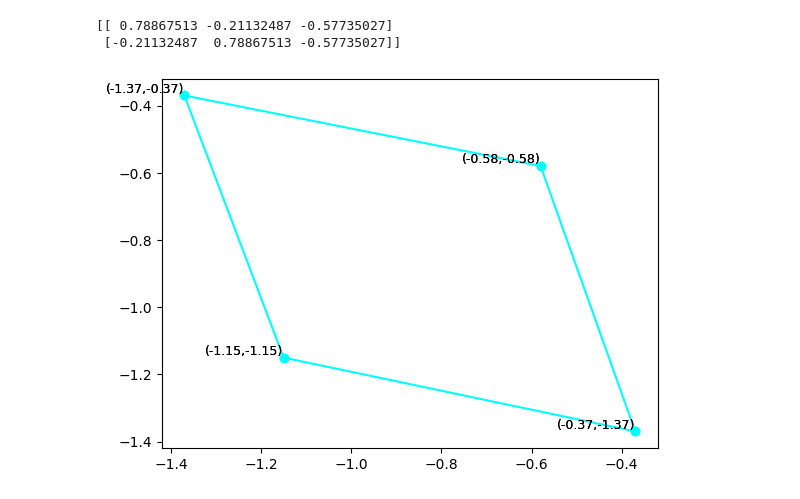
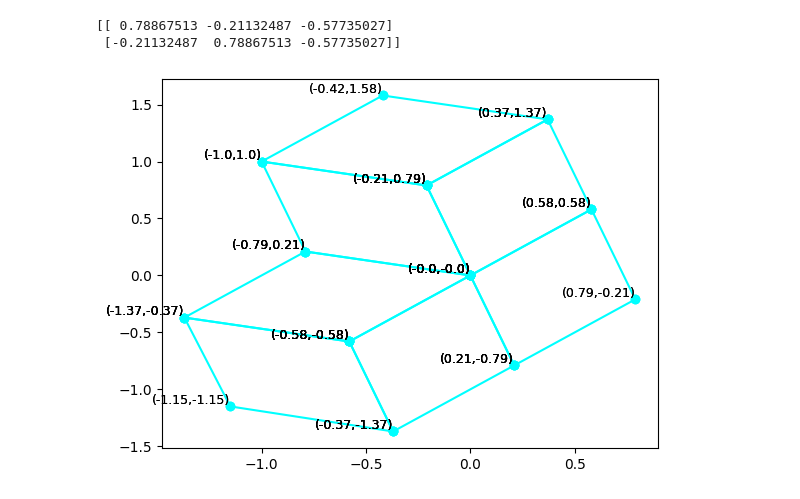
Before and after one commit to megboes/groves-research, a Jupyter notebook: plotting_rhombus.ipynb, the cells around one changed output. Cells and saved outputs as stored; diff of their text form; code cells hidden in the pictures.

Commit message:
draws background rhombi for a particular partition. having trouble putting this in a function.

```diff
--- a/plotting_rhombus.ipynb
+++ b/plotting_rhombus.ipynb
@@ -20,20 +20,55 @@ print(T)
 [[ 0.78867513 -0.21132487 -0.57735027]
  [-0.21132487  0.78867513 -0.57735027]]
 # %%
-a,b,c=1,1,2
+pi = [[0,0,0],[0,0,1],[0,1,0]]
+partition = pi
+
+#def prints_rhombi_of_given_partition(partition):
 fig, ax = plt.subplots()
-V1 = np.array([[a],[b],[c+1]])
-V2 = np.array([[a],[b+1],[c+1]])
-V3 = np.array([[a+1],[b],[c+1]])
-V4 = np.array([[a+1],[b+1],[c+1]])
-D1 = np.matmul(T, V1)
-D2 = np.matmul(T, V2)
-D3 = np.matmul(T, V3)
-D4 = np.matmul(T, V4)
-adds_segment(round(D1[0][0],2),round(D1[1][0],2),round(D2[0][0],2),round(D2[1][0],2))
-adds_segment(round(D1[0][0],2),round(D1[1][0],2),round(D3[0][0],2),round(D3[1][0],2))
-adds_segment(round(D2[0][0],2),round(D2[1][0],2),round(D4[0][0],2),round(D4[1][0],2))
-adds_segment(round(D3[0][0],2),round(D3[1][0],2),round(D4[0][0],2),round(D4[1][0],2))
+for box in partition:
+  a,b,c = box
+  if [a,b,c+1] not in partition:
+    V1 = np.array([[a],[b],[c+1]])
+    V2 = np.array([[a],[b+1],[c+1]])
+    V3 = np.array([[a+1],[b],[c+1]])
+    V4 = np.array([[a+1],[b+1],[c+1]])
+    D1 = np.matmul(T, V1)
+    D2 = np.matmul(T, V2)
+    D3 = np.matmul(T, V3)
+    D4 = np.matmul(T, V4)
+    adds_segment(round(D1[0][0],2),round(D1[1][0],2),round(D2[0][0],2),round(D2[1][0],2))
+    adds_segment(round(D1[0][0],2),round(D1[1][0],2),round(D3[0][0],2),round(D3[1][0],2))
+    adds_segment(round(D2[0][0],2),round(D2[1][0],2),round(D4[0][0],2),round(D4[1][0],2))
+    adds_segment(round(D3[0][0],2),round(D3[1][0],2),round(D4[0][0],2),round(D4[1][0],2))
+  if [a,b+1,c] not in partition:
+    V1 = np.array([[a],[b+1],[c]])
+    V2 = np.array([[a],[b+1],[c+1]])
+    V3 = np.array([[a+1],[b+1],[c]])
+    V4 = np.array([[a+1],[b+1],[c+1]])
+    D1 = np.matmul(T, V1)
+    D2 = np.matmul(T, V2)
+    D3 = np.matmul(T, V3)
+    D4 = np.matmul(T, V4)
+    adds_segment(round(D1[0][0],2),round(D1[1][0],2),round(D2[0][0],2),round(D2[1][0],2))
+    adds_segment(round(D1[0][0],2),round(D1[1][0],2),round(D3[0][0],2),round(D3[1][0],2))
+    adds_segment(round(D2[0][0],2),round(D2[1][0],2),round(D4[0][0],2),round(D4[1][0],2))
+    adds_segment(round(D3[0][0],2),round(D3[1][0],2),round(D4[0][0],2),round(D4[1][0],2))
+  if [a+1, b, c] not in partition:
+    V1 = np.array([[a+1],[b],[c]])
+    V2 = np.array([[a+1],[b],[c+1]])
+    V3 = np.array([[a+1],[b+1],[c]])
+    V4 = np.array([[a+1],[b+1],[c+1]])
+    D1 = np.matmul(T, V1)
+    D2 = np.matmul(T, V2)
+    D3 = np.matmul(T, V3)
+    D4 = np.matmul(T, V4)
+    adds_segment(round(D1[0][0],2),round(D1[1][0],2),round(D2[0][0],2),round(D2[1][0],2))
+    adds_segment(round(D1[0][0],2),round(D1[1][0],2),round(D3[0][0],2),round(D3[1][0],2))
+    adds_segment(round(D2[0][0],2),round(D2[1][0],2),round(D4[0][0],2),round(D4[1][0],2))
+    adds_segment(round(D3[0][0],2),round(D3[1][0],2),round(D4[0][0],2),round(D4[1][0],2))
 plt.show()
+
+
+#prints_rhombi_of_given_partition(pi)
 # %% [output]
-[figure, old version]
+[figure, new version]
```
